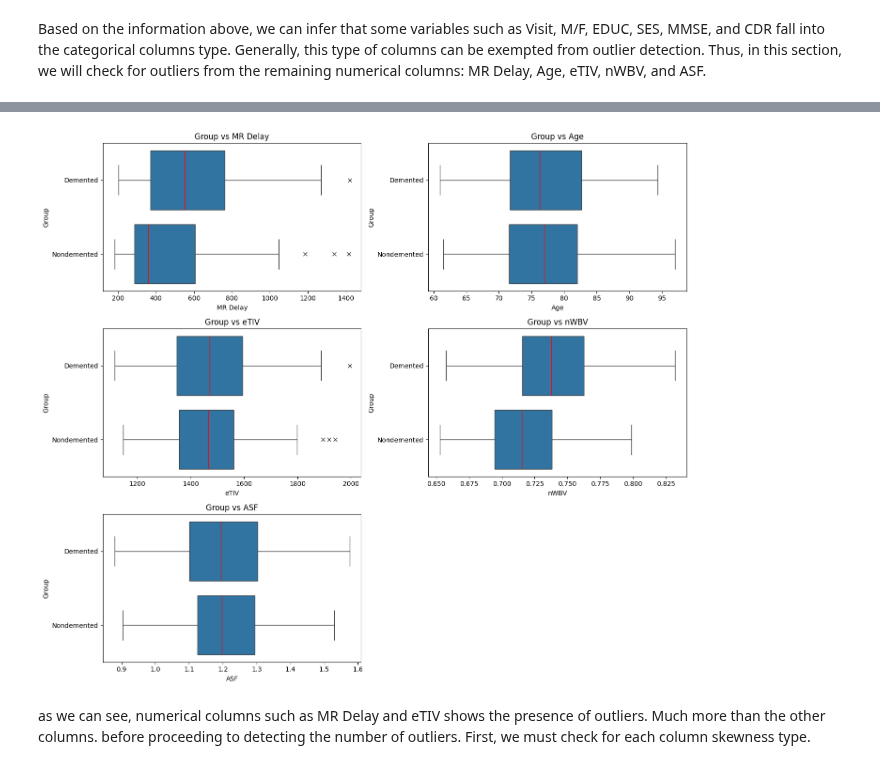
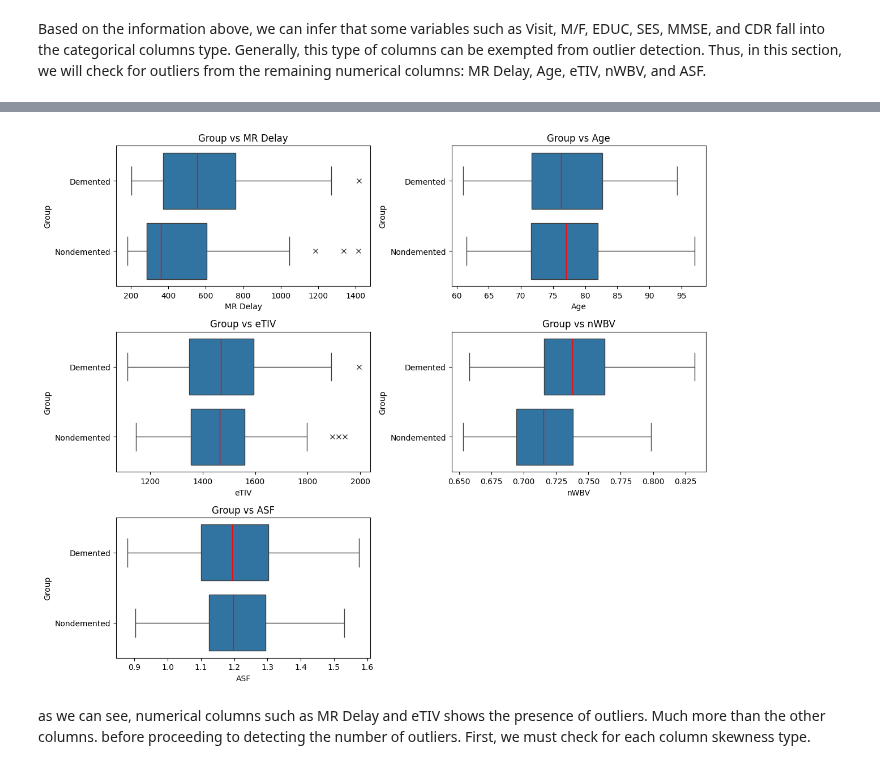
Before and after one commit to Amethyst646/ML-Learning, a Jupyter notebook: Demented and Nondemented Classification/Demented_vs_Non_Demented_Classification.ipynb, the cells around one changed output, grey strips where cells are left out. Cells and saved outputs as stored; diff of their text form; code cells hidden in the pictures.

```diff
--- a/Demented and Nondemented Classification/Demented_vs_Non_Demented_Classification.ipynb
+++ b/Demented and Nondemented Classification/Demented_vs_Non_Demented_Classification.ipynb
@@ -365,4 +427,4 @@ for col in DS_to_convert:
 # %%
-Coded_DS = Coded_DS.groupby(['Subject ID']).mean()
-Coded_DS
+coded_df = df_copy.groupby(['Subject ID']).mean()
+coded_df
 # %% [output]
@@ -382,0 +445,4 @@ Coded_DS
+# %%
+visit = df['Visit'].groupby(df_copy['Subject ID']).max()
+coded_df.insert(2,'Visit',visit)
+coded_df
@@ -446,0 +509,3 @@ dtype: float64
+# %%
+copy_df = coded_df['Group'].copy()
+copy_df.head()
@@ -447,3 +521,3 @@ dtype: float64
 # %%
-copy[copy==1] = 'Demented'
-copy[copy==0] = 'Nondemented'
+copy_df[copy_df==1] = 'Demented'
+copy_df[copy_df==0] = 'Nondemented'
@@ -468,21 +533,24 @@ dtype: object
 # %%
-fig, axes = plt.subplots(3, 2, figsize=(14,12))
-axes = axes.flatten()
-DS_out = ['MR Delay', 'Age', 'eTIV', 'nWBV', 'ASF']
+df_out = ['MR Delay', 'Age', 'eTIV', 'nWBV', 'ASF']
 
+def plot_interquartile_box(data,df,y=copy_df):
+  fig, axes = plt.subplots(3, 2, figsize=(12,10))
+  axes = axes.flatten()
 
-for i, var in enumerate(DS_out):
-  ax=axes[i]
-  sns.boxplot(data=Coded_DS, x=var, y=copy, ax=ax, medianprops={'color':'r'}, flierprops={'marker':'x'})
-  ax.set_title(f'Group vs {var}')
+  for i, var in enumerate(df):
+    axes[i]
+    sns.boxplot(data=data, x=var, y=y, ax=axes[i], medianprops={'color':'r'}, flierprops={'marker':'x'})
+    axes[i].set_title(f'Group vs {var}')
 
-for j in range(len(DS_out),len(axes)):
-  axes[j].axis('off')
+  for j in range(len(df_out),len(axes)):
+    axes[j].axis('off')
 
-plt.tight_layout()
-plt.show()
+  plt.tight_layout()
+  plt.show()
+
+plot_interquartile_box(coded_df,df_out)
 # %% [output]
-[figure, old version]
+[figure, new version]
 # %% [markdown]
 as we can see, numerical columns such as MR Delay and eTIV shows the presence of outliers. Much more than the other columns. before proceeding to detecting the number of outliers. First, we must check for each column skewness type.
 # %%
```
Also changed, not shown: parts of 119 cells of this notebook.
